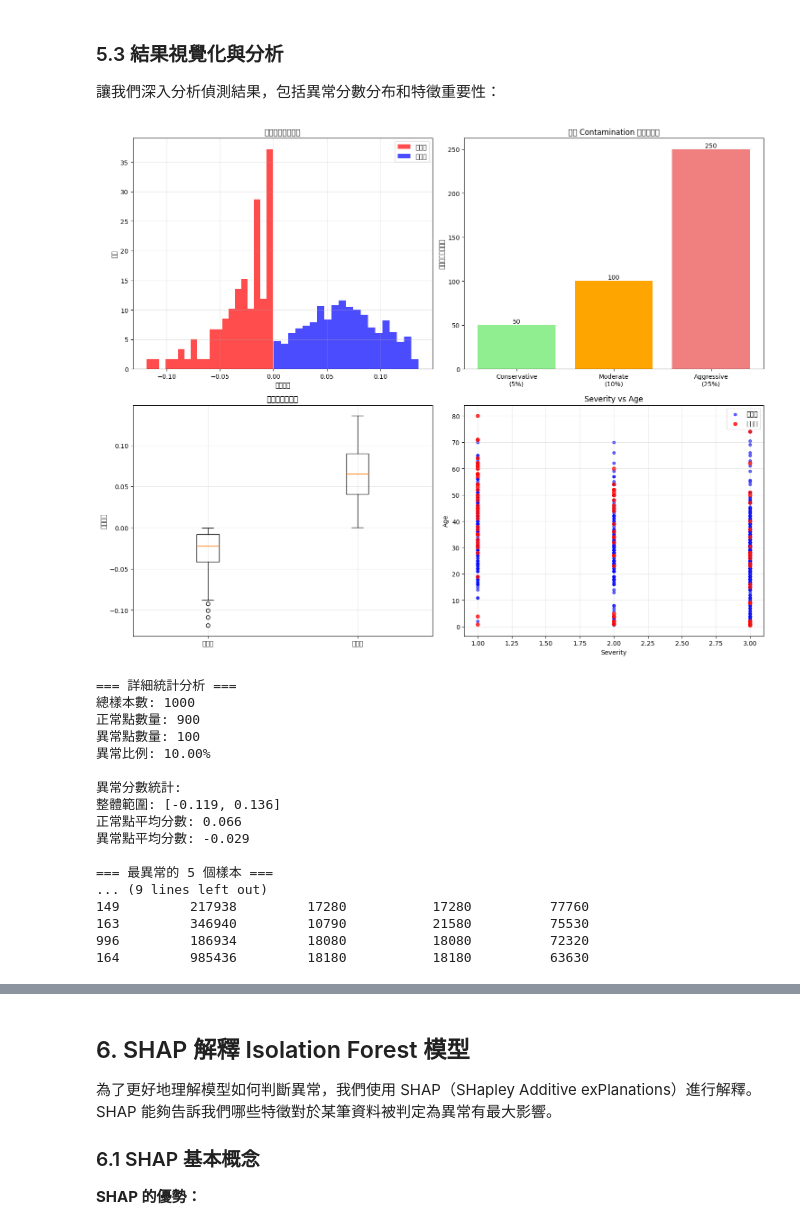
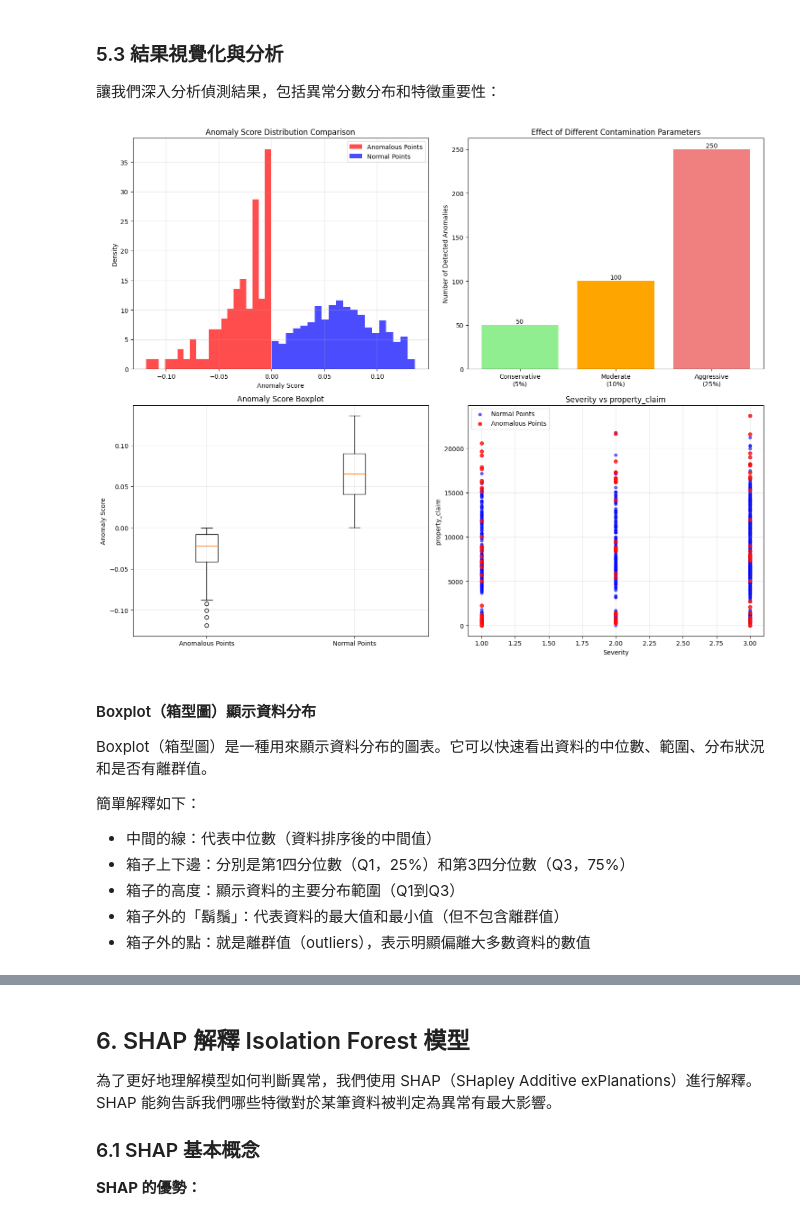
Before and after one commit to jonascheng/anomalyebook, a Jupyter notebook: 05_iforest-fraud-detection.ipynb, the cells around one changed output, grey strips where cells are left out. Cells and saved outputs as stored; diff of their text form; code cells hidden in the pictures.

```diff
--- a/05_iforest-fraud-detection.ipynb
+++ b/05_iforest-fraud-detection.ipynb
@@ -534,12 +642,12 @@ fig, axes = plt.subplots(2, 2, figsize=(15, 12))
 
 # 1. 異常分數分布比較
 axes[0, 0].hist(df[df['Is_Anomaly']]['Anomaly_Score'], bins=20, alpha=0.7,
-               label='異常點', color='red', density=True)
+               label='Anomalous Points', color='red', density=True)
 axes[0, 0].hist(df[~df['Is_Anomaly']]['Anomaly_Score'], bins=20, alpha=0.7,
-               label='正常點', color='blue', density=True)
-axes[0, 0].set_title('異常分數分布比較')
-axes[0, 0].set_xlabel('異常分數')
-axes[0, 0].set_ylabel('密度')
+               label='Normal Points', color='blue', density=True)
+axes[0, 0].set_title('Anomaly Score Distribution Comparison')
+axes[0, 0].set_xlabel('Anomaly Score')
+axes[0, 0].set_ylabel('Density')
 axes[0, 0].legend()
 axes[0, 0].grid(True, alpha=0.3)
 
@@ -551,74 +659,53 @@ anomaly_counts = [results['conservative']['n_anomalies'],
 
 axes[0, 1].bar(['Conservative\n(5%)', 'Moderate\n(10%)', 'Aggressive\n(25%)'],
               anomaly_counts, color=['lightgreen', 'orange', 'lightcoral'])
-axes[0, 1].set_title('不同 Contamination 參數的影響')
-axes[0, 1].set_ylabel('偵測到的異常數量')
+axes[0, 1].set_title('Effect of Different Contamination Parameters')
+axes[0, 1].set_ylabel('Number of Detected Anomalies')
 for i, v in enumerate(anomaly_counts):
     axes[0, 1].text(i, v + 0.5, str(v), ha='center', va='bottom')
 
 # 3. 異常分數箱型圖
 box_data = [df[df['Is_Anomaly']]['Anomaly_Score'],
            df[~df['Is_Anomaly']]['Anomaly_Score']]
-axes[1, 0].boxplot(box_data, labels=['異常點', '正常點'])
-axes[1, 0].set_title('異常分數箱型圖')
-axes[1, 0].set_ylabel('異常分數')
+axes[1, 0].boxplot(box_data, labels=['Anomalous Points', 'Normal Points'])
+axes[1, 0].set_title('Anomaly Score Boxplot')
+axes[1, 0].set_ylabel('Anomaly Score')
 axes[1, 0].grid(True, alpha=0.3)
 
 # 4. 特徵值分布比較（以前兩個特徵為例）
 if data.shape[1] >= 2:
-    feature1, feature2 = data.columns[0], data.columns[1]
+    # 分別為 Severity 和 Age
+    feature1, feature2 = data.columns[0], data.columns[6]
 
     # 正常點
     normal_data = df[~df['Is_Anomaly']]
     axes[1, 1].scatter(normal_data[feature1], normal_data[feature2],
-                      c='blue', alpha=0.6, s=20, label='正常點')
+                      c='blue', alpha=0.6, s=20, label='Normal Points')
 
     # 異常點
     anomaly_data = df[df['Is_Anomaly']]
     axes[1, 1].scatter(anomaly_data[feature1], anomaly_data[feature2],
-                      c='red', alpha=0.8, s=30, label='異常點')
+                      c='red', alpha=0.8, s=30, label='Anomalous Points')
 
     axes[1, 1].set_title(f'{feature1} vs {feature2}')
     axes[1, 1].set_xlabel(feature1)
     axes[1, 1].set_ylabel(feature2)
     axes[1, 1].legend()
     axes[1, 1].grid(True, alpha=0.3)
 
 plt.tight_layout()
 plt.show()
-
-# 輸出統計摘要
-print("=== 詳細統計分析 ===")
-print(f"總樣本數: {len(df)}")
-print(f"正常點數量: {len(df[~df['Is_Anomaly']])}")
-print(f"異常點數量: {len(df[df['Is_Anomaly']])}")
-print(f"異常比例: {len(df[df['Is_Anomaly']])/len(df):.2%}")
-
-print(f"\n異常分數統計:")
-print(f"整體範圍: [{df['Anomaly_Score'].min():.3f}, {df['Anomaly_Score'].max():.3f}]")
-print(f"正常點平均分數: {df[~df['Is_Anomaly']]['Anomaly_Score'].mean():.3f}")
-print(f"異常點平均分數: {df[df['Is_Anomaly']]['Anomaly_Score'].mean():.3f}")
-
-# 顯示最異常的前5個樣本
-print(f"\n=== 最異常的 5 個樣本 ===")
-most_anomalous = df.nsmallest(5, 'Anomaly_Score')
-print(most_anomalous[['Anomaly_Score'] + list(data.columns)])
 # %% [output]
-[figure, old version]
+[figure, new version]
-=== 詳細統計分析 ===
-總樣本數: 1000
-正常點數量: 900
-異常點數量: 100
-異常比例: 10.00%
-
-異常分數統計:
-整體範圍: [-0.119, 0.136]
-正常點平均分數: 0.066
-異常點平均分數: -0.029
-
-=== 最異常的 5 個樣本 ===
-... (9 lines left out)
-149         217938         17280           17280          77760
-163         346940         10790           21580          75530
-996         186934         18080           18080          72320
-164         985436         18180           18180          63630
+# %% [markdown]
+#### Boxplot（箱型圖）顯示資料分布
+
+Boxplot（箱型圖）是一種用來顯示資料分布的圖表。它可以快速看出資料的中位數、範圍、分布狀況和是否有離群值。
+
+簡單解釋如下：
+
+* 中間的線：代表中位數（資料排序後的中間值）
+* 箱子上下邊：分別是第1四分位數（Q1，25%）和第3四分位數（Q3，75%）
+* 箱子的高度：顯示資料的主要分布範圍（Q1到Q3）
+* 箱子外的「鬍鬚」：代表資料的最大值和最小值（但不包含離群值）
+* 箱子外的點：就是離群值（outliers），表示明顯偏離大多數資料的數值
```
Also changed, not shown: parts of 16 cells of this notebook.
